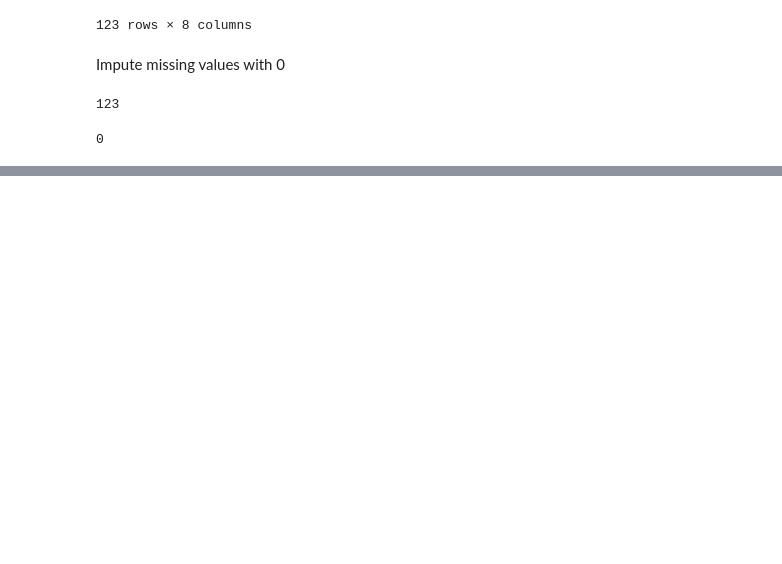
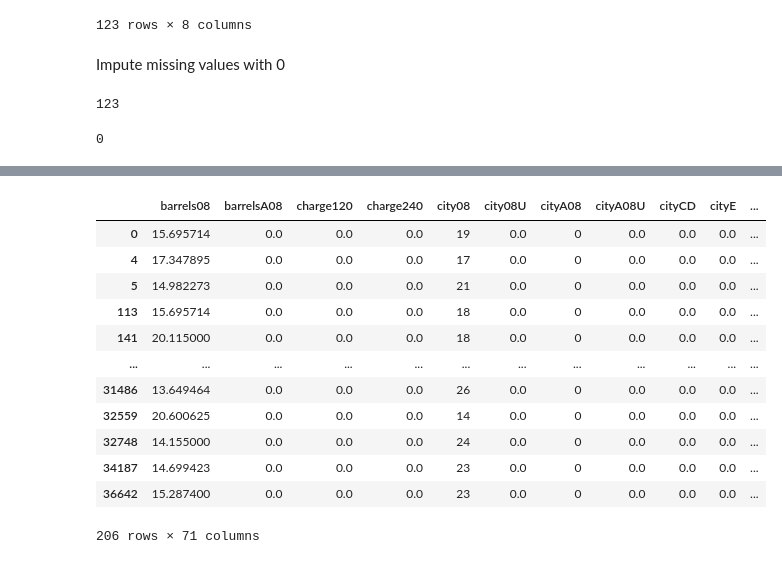
Before and after one commit to ironhack-datalabs/data-ber-06-20, a Jupyter notebook: Notes/module-1/week-2/9_pandas-data_cleaning.ipynb, the cells around one changed output, grey strips where cells are left out. Drawn from its saved outputs; the diff is of its cells as text; code cells hidden in the pictures; blank space fills up the shorter version.

```diff
--- a/Notes/module-1/week-2/9_pandas-data_cleaning.ipynb
+++ b/Notes/module-1/week-2/9_pandas-data_cleaning.ipynb
@@ -258,0 +420,16 @@ df[["cylinders", "displ"]] = df[["cylinders", "displ"]].fillna(0)
+# %%
+df.drop_duplicates(["year", "fuelType"])
+# %% [output]
+|  | barrels08 | barrelsA08 | charge120 | charge240 | city08 | city08U | cityA08 | cityA08U | cityCD | cityE | ... |
+| 0 | 15.695714 | 0.0 | 0.0 | 0.0 | 19 | 0.0 | 0 | 0.0 | 0.0 | 0.0 | ... |
+| 4 | 17.347895 | 0.0 | 0.0 | 0.0 | 17 | 0.0 | 0 | 0.0 | 0.0 | 0.0 | ... |
+| 5 | 14.982273 | 0.0 | 0.0 | 0.0 | 21 | 0.0 | 0 | 0.0 | 0.0 | 0.0 | ... |
+| 113 | 15.695714 | 0.0 | 0.0 | 0.0 | 18 | 0.0 | 0 | 0.0 | 0.0 | 0.0 | ... |
+| 141 | 20.115000 | 0.0 | 0.0 | 0.0 | 18 | 0.0 | 0 | 0.0 | 0.0 | 0.0 | ... |
+| ... | ... | ... | ... | ... | ... | ... | ... | ... | ... | ... | ... |
+| 31486 | 13.649464 | 0.0 | 0.0 | 0.0 | 26 | 0.0 | 0 | 0.0 | 0.0 | 0.0 | ... |
+| 32559 | 20.600625 | 0.0 | 0.0 | 0.0 | 14 | 0.0 | 0 | 0.0 | 0.0 | 0.0 | ... |
+| 32748 | 14.155000 | 0.0 | 0.0 | 0.0 | 24 | 0.0 | 0 | 0.0 | 0.0 | 0.0 | ... |
+| 34187 | 14.699423 | 0.0 | 0.0 | 0.0 | 23 | 0.0 | 0 | 0.0 | 0.0 | 0.0 | ... |
+| 36642 | 15.287400 | 0.0 | 0.0 | 0.0 | 23 | 0.0 | 0 | 0.0 | 0.0 | 0.0 | ... |
+206 rows × 71 columns
```
Also changed, not shown: parts of 38 cells of this notebook.
